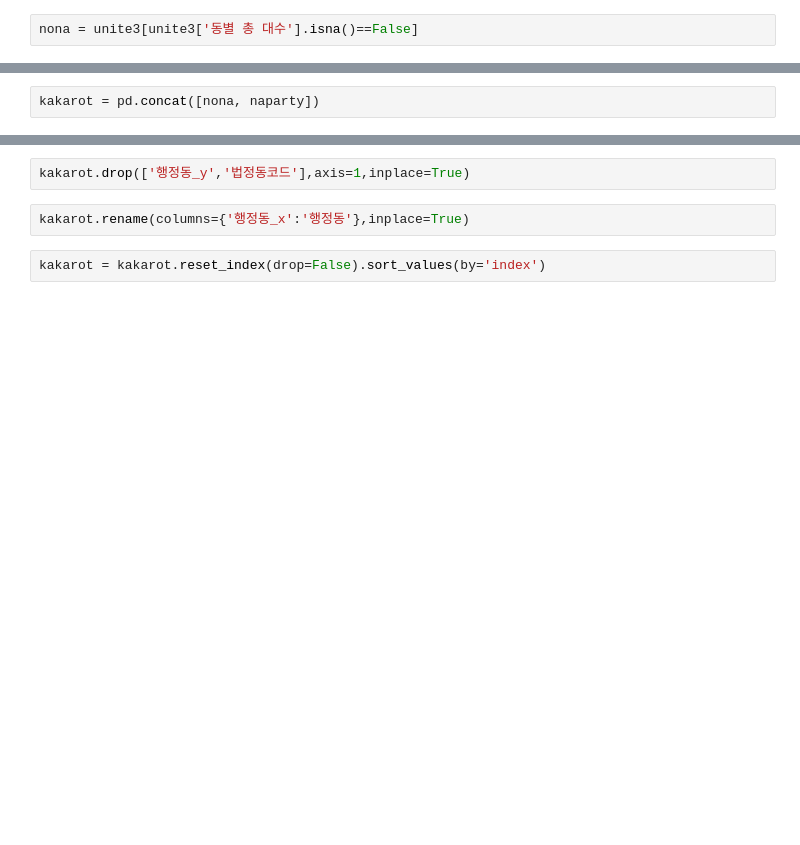
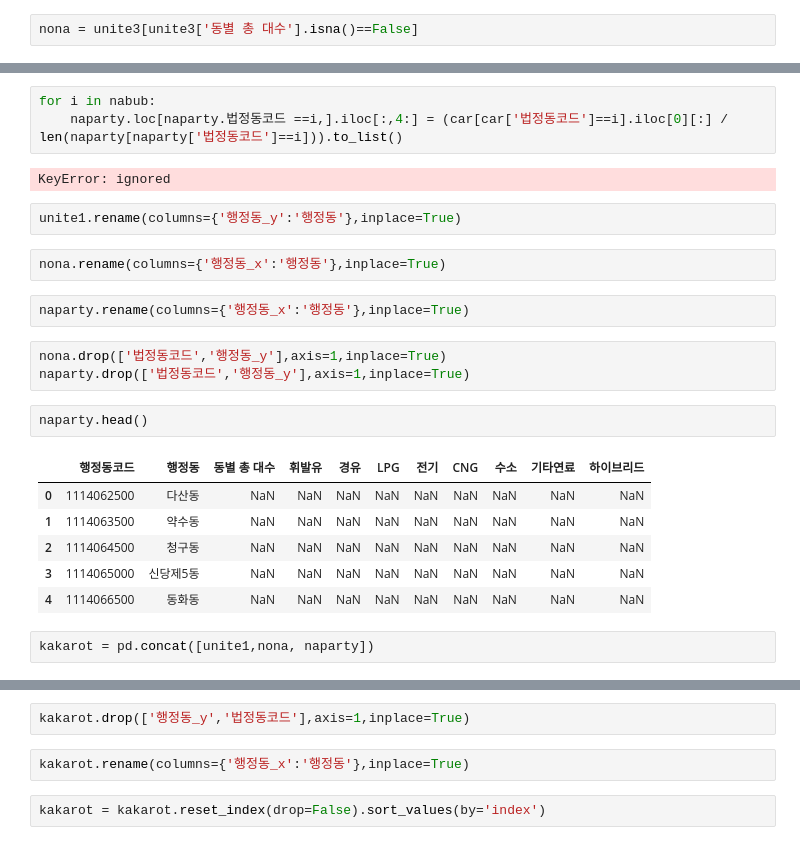
Before and after one commit to kmh5026/SeoBigCam_InfinitePower, a Jupyter notebook: preprocessing/행정동법정동매칭.ipynb, the cells around one changed output, grey strips where cells are left out. Drawn from its saved outputs; the diff is of its cells as text; blank space fills up the shorter version.

```diff
--- a/preprocessing/행정동법정동매칭.ipynb
+++ b/preprocessing/행정동법정동매칭.ipynb
@@ -894,2 +936,25 @@ nona
+# %%
+for i in nabub:
+    naparty.loc[naparty.법정동코드 ==i,].iloc[:,4:] = (car[car['법정동코드']==i].iloc[0][:] / len(naparty[naparty['법정동코드']==i])).to_list()
+# %% [output]
+KeyError: ignored
+# %%
+unite1.rename(columns={'행정동_y':'행정동'},inplace=True)
+# %%
+nona.rename(columns={'행정동_x':'행정동'},inplace=True)
+# %%
+naparty.rename(columns={'행정동_x':'행정동'},inplace=True)
+# %%
+nona.drop(['법정동코드','행정동_y'],axis=1,inplace=True)
+naparty.drop(['법정동코드','행정동_y'],axis=1,inplace=True)
+# %%
+naparty.head()
+# %% [output]
+|  | 행정동코드 | 행정동 | 동별 총 대수 | 휘발유 | 경유 | LPG | 전기 | CNG | 수소 | 기타연료 | 하이브리드 |
+| 0 | 1114062500 | 다산동 | NaN | NaN | NaN | NaN | NaN | NaN | NaN | NaN | NaN |
+| 1 | 1114063500 | 약수동 | NaN | NaN | NaN | NaN | NaN | NaN | NaN | NaN | NaN |
+| 2 | 1114064500 | 청구동 | NaN | NaN | NaN | NaN | NaN | NaN | NaN | NaN | NaN |
+| 3 | 1114065000 | 신당제5동 | NaN | NaN | NaN | NaN | NaN | NaN | NaN | NaN | NaN |
+| 4 | 1114066500 | 동화동 | NaN | NaN | NaN | NaN | NaN | NaN | NaN | NaN | NaN |
 # %%
-kakarot = pd.concat([nona, naparty])
+kakarot = pd.concat([unite1,nona, naparty])
```
Also changed, not shown: parts of 22 cells of this notebook, 3 other files.
